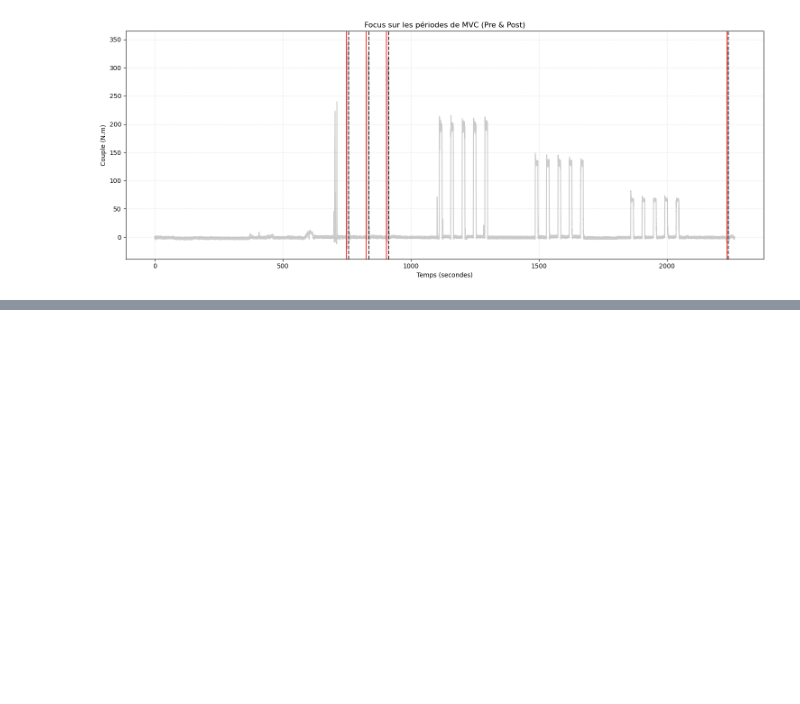
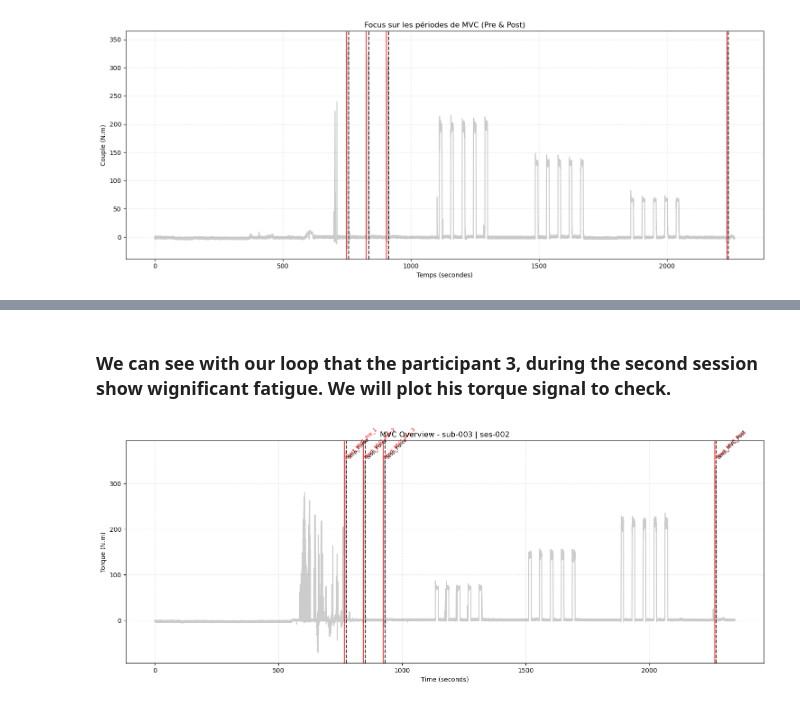
Before and after one commit to HugoDuc-student/Data_Project_Valoxy, a Jupyter notebook: notebooks/torque_analysis.ipynb, the cells around one changed output, grey strips where cells are left out. Saved outputs shown, nothing was run; the diff lists cells and outputs as text; code cells hidden in the pictures; blank space fills up the shorter version.

```diff
--- a/notebooks/torque_analysis.ipynb
+++ b/notebooks/torque_analysis.ipynb
@@ -273,0 +410,59 @@ t-stat = -2.174 | p-value = 0.1617
+# %% [markdown]
+### We can see with our loop that the participant 3, during the second session show wignificant fatigue. We will plot his torque signal to check.
+# %%
+import pandas as pd
+import numpy as np
+import matplotlib.pyplot as plt
+import glob
+
+# --- 1. SETTINGS FOR SUB-003 SES-002 ---
+sub_id = 'sub-003'
+ses_id = 'ses-002'
+fs = 500
+base_dir = '/Users/hugoninho/Desktop/DigiMove/1st_bloc/Python-R-Git/Python /Data_Project_Valoxy/data/VALOXY-bids'
+beh_folder = f"{base_dir}/{sub_id}/{ses_id}/beh"
+
+# Auto-detect the files for this specific session
+torque_files = glob.glob(f"{beh_folder}/*torque_physio.tsv.gz")
+events_files = glob.glob(f"{beh_folder}/*events.tsv")
+
+if torque_files and events_files:
+    # Load Data
+    torque_data = pd.read_csv(torque_files[0], sep='\t', compression='gzip')
+    events_data = pd.read_csv(events_files[0], sep='\t')
+    torque_data['time'] = np.arange(len(torque_data)) / fs
+
+    # --- 2. PLOTTING ---
+    plt.figure(figsize=(15, 6))
+
+    # Plot the torque signal
+    plt.plot(torque_data['time'], torque_data.iloc[:, 0], label='Torque (N.m)', color='gray', alpha=0.4)
+
+    # Plot event markers
+    for index, row in events_data.iterrows():
+        name = row['trial_type']
+        onset = row['onset']
+
+        # Check for MVC starts and any stops
+        is_start = 'Start_MVC' in name
+        is_stop = 'Stop_Force' in name or 'Stop_MVC_Post' in name
+
+        if is_start or is_stop:
+            color = 'red' if is_start else 'black'
+            linestyle = '-' if is_start else '--'
+
+            plt.axvline(x=onset, color=color, linestyle=linestyle, alpha=0.8)
+            # Add text label for clarity
+            plt.text(onset, plt.ylim()[1]*0.9, name, rotation=45, color=color, fontsize=8)
+
+    plt.xlabel('Time (seconds)')
+    plt.ylabel('Torque (N.m)')
+    plt.title(f'MVC Overview - {sub_id} | {ses_id}')
+    plt.grid(True, which='both', linestyle=':', alpha=0.5)
+    plt.tight_layout()
+    plt.show()
+
+else:
+    print(f"Error: Could not find files for {sub_id} in {ses_id}")
+# %% [output]
+[figure, added]
```
Also changed, not shown: parts of 8 cells of this notebook.
